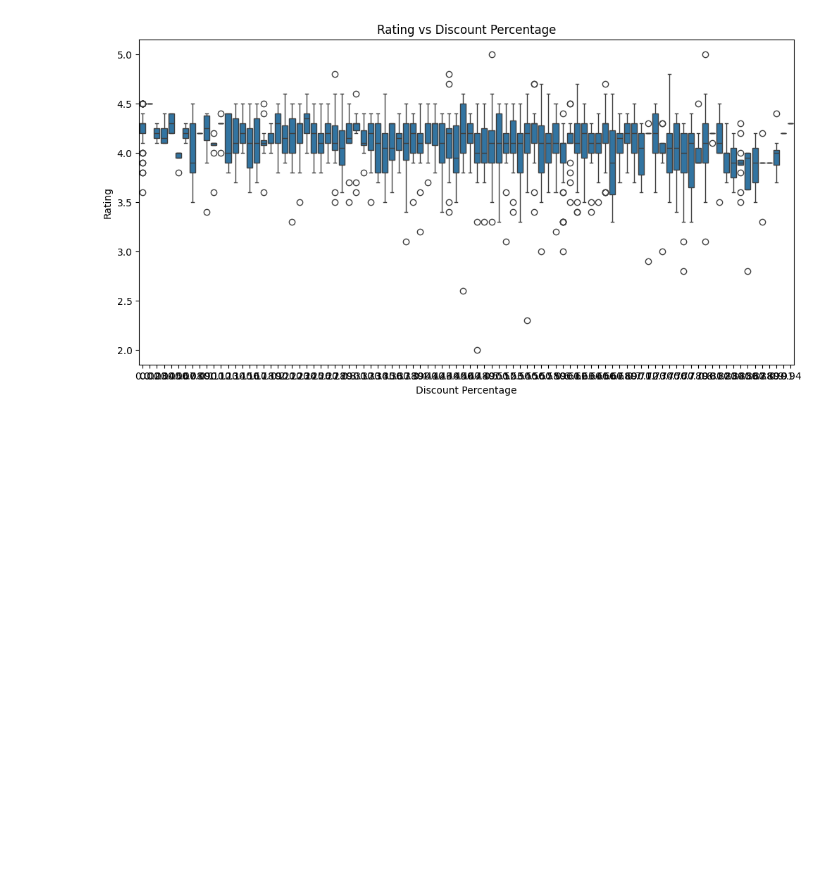
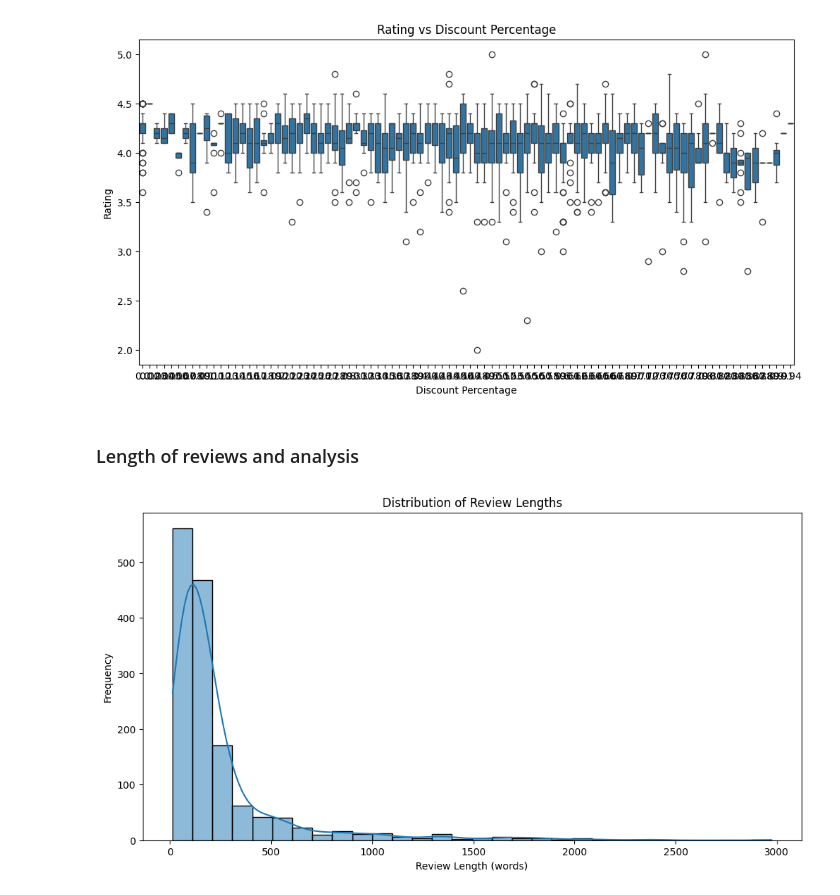
Before and after one commit to samwanyua/Amazon-UK-Products-EDA-ML-Project, a Jupyter notebook: Notebook.ipynb, the cells around one changed output. Saved outputs shown, nothing was run; the diff lists cells and outputs as text; code cells hidden in the pictures; blank space fills up the shorter version.

Commit message:
EDA and Data visualization

```diff
--- a/Notebook.ipynb
+++ b/Notebook.ipynb
@@ -218,3 +218,16 @@ plt.ylabel('Rating')
 plt.show()
 # %% [output]
 [figure]
+# %% [markdown]
+### Length of reviews and analysis
+# %%
+df['review_length'] = df['review_content'].apply(lambda x: len(str(x).split()))
+
+plt.figure(figsize=(12, 6))
+sns.histplot(df['review_length'], bins=30, kde=True)
+plt.title('Distribution of Review Lengths')
+plt.xlabel('Review Length (words)')
+plt.ylabel('Frequency')
+plt.show()
+# %% [output]
+[figure, added]
```
